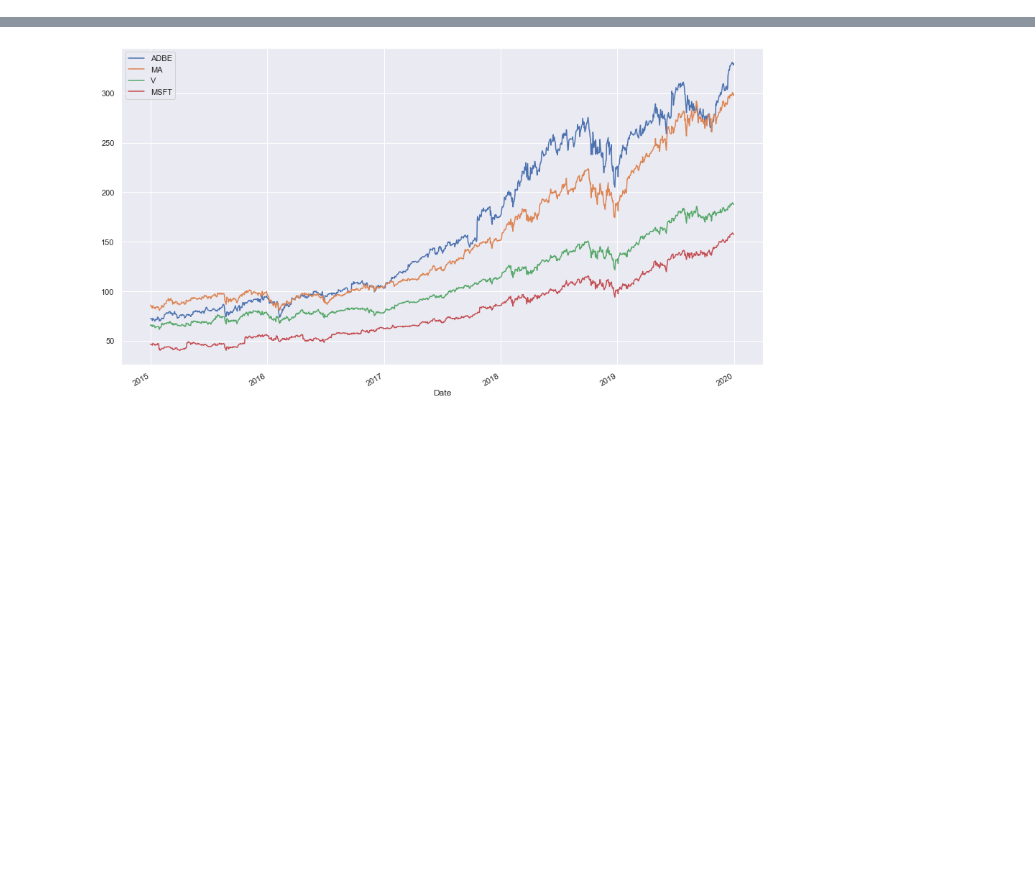
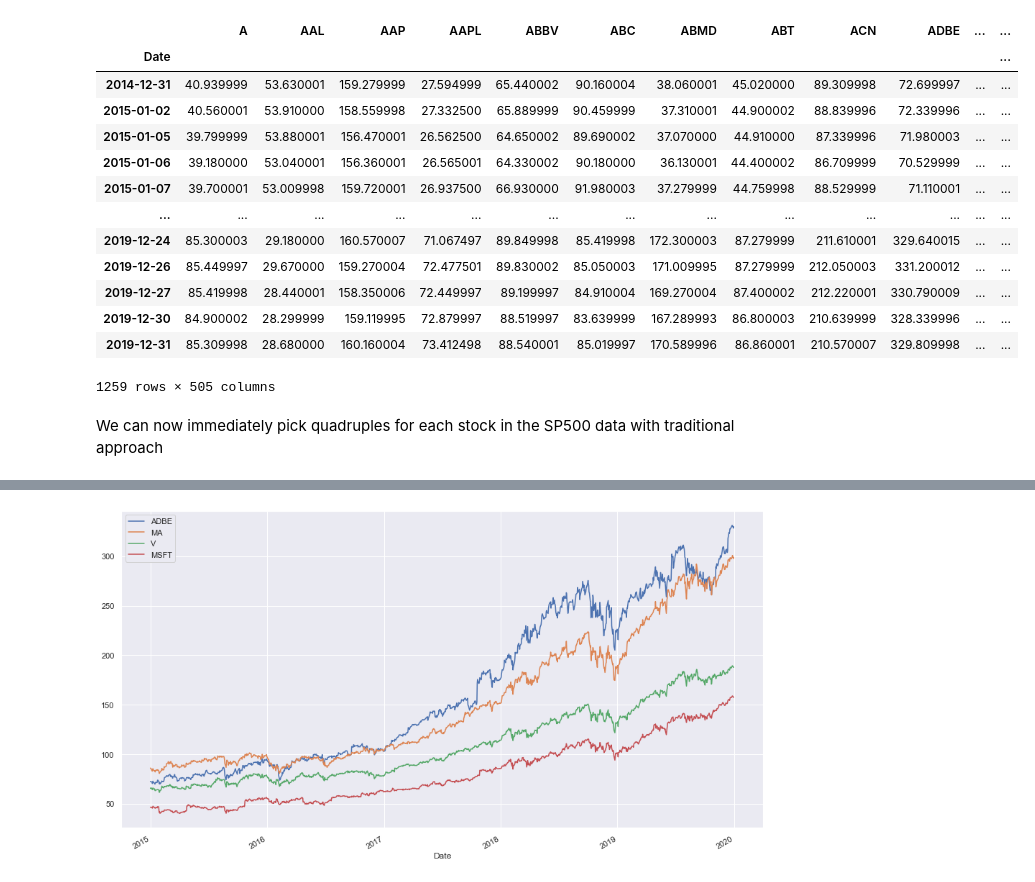
Before and after one commit to hudson-and-thames/march_applications_21, a Jupyter notebook: FranzKrekeler/tutorial.ipynb, the cells around one changed output, grey strips where cells are left out. Saved outputs shown, nothing was run; the diff lists cells and outputs as text; code cells hidden in the pictures; blank space fills up the shorter version.

```diff
--- a/FranzKrekeler/tutorial.ipynb
+++ b/FranzKrekeler/tutorial.ipynb
@@ -13,3 +59,22 @@ sp500 = UniverseDownloader(cache=True).historic_sp500_data()
+# %%
+sp500
+# %% [output]
+|  | A | AAL | AAP | AAPL | ABBV | ABC | ABMD | ABT | ACN | ADBE | ... | ... |
+| Date |  |  |  |  |  |  |  |  |  |  |  | ... |
+| 2014-12-31 | 40.939999 | 53.630001 | 159.279999 | 27.594999 | 65.440002 | 90.160004 | 38.060001 | 45.020000 | 89.309998 | 72.699997 | ... | ... |
+| 2015-01-02 | 40.560001 | 53.910000 | 158.559998 | 27.332500 | 65.889999 | 90.459999 | 37.310001 | 44.900002 | 88.839996 | 72.339996 | ... | ... |
+| 2015-01-05 | 39.799999 | 53.880001 | 156.470001 | 26.562500 | 64.650002 | 89.690002 | 37.070000 | 44.910000 | 87.339996 | 71.980003 | ... | ... |
+| 2015-01-06 | 39.180000 | 53.040001 | 156.360001 | 26.565001 | 64.330002 | 90.180000 | 36.130001 | 44.400002 | 86.709999 | 70.529999 | ... | ... |
+| 2015-01-07 | 39.700001 | 53.009998 | 159.720001 | 26.937500 | 66.930000 | 91.980003 | 37.279999 | 44.759998 | 88.529999 | 71.110001 | ... | ... |
+| ... | ... | ... | ... | ... | ... | ... | ... | ... | ... | ... | ... | ... |
+| 2019-12-24 | 85.300003 | 29.180000 | 160.570007 | 71.067497 | 89.849998 | 85.419998 | 172.300003 | 87.279999 | 211.610001 | 329.640015 | ... | ... |
+| 2019-12-26 | 85.449997 | 29.670000 | 159.270004 | 72.477501 | 89.830002 | 85.050003 | 171.009995 | 87.279999 | 212.050003 | 331.200012 | ... | ... |
+| 2019-12-27 | 85.419998 | 28.440001 | 158.350006 | 72.449997 | 89.199997 | 84.910004 | 169.270004 | 87.400002 | 212.220001 | 330.790009 | ... | ... |
+| 2019-12-30 | 84.900002 | 28.299999 | 159.119995 | 72.879997 | 88.519997 | 83.639999 | 167.289993 | 86.800003 | 210.639999 | 328.339996 | ... | ... |
+| 2019-12-31 | 85.309998 | 28.680000 | 160.160004 | 73.412498 | 88.540001 | 85.019997 | 170.589996 | 86.860001 | 210.570007 | 329.809998 | ... | ... |
+1259 rows × 505 columns
+# %% [markdown]
+We can now immediately pick quadruples for each stock in the SP500 data with traditional approach
 # %%
 %%time
 pairs = TraditionalSelection().select_pairs(sp500)
```
Also changed, not shown: parts of 18 cells of this notebook, 6 other files.
